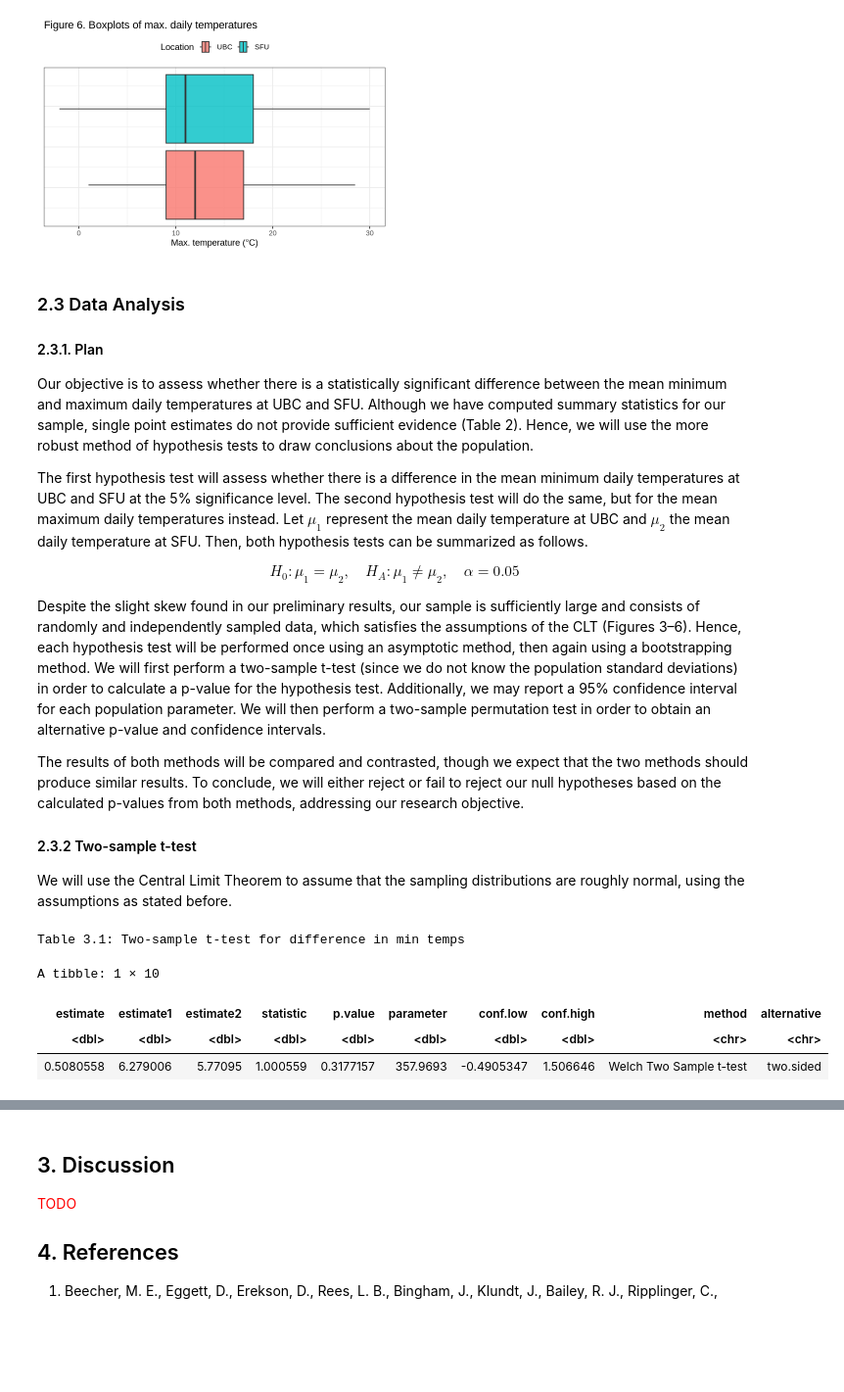
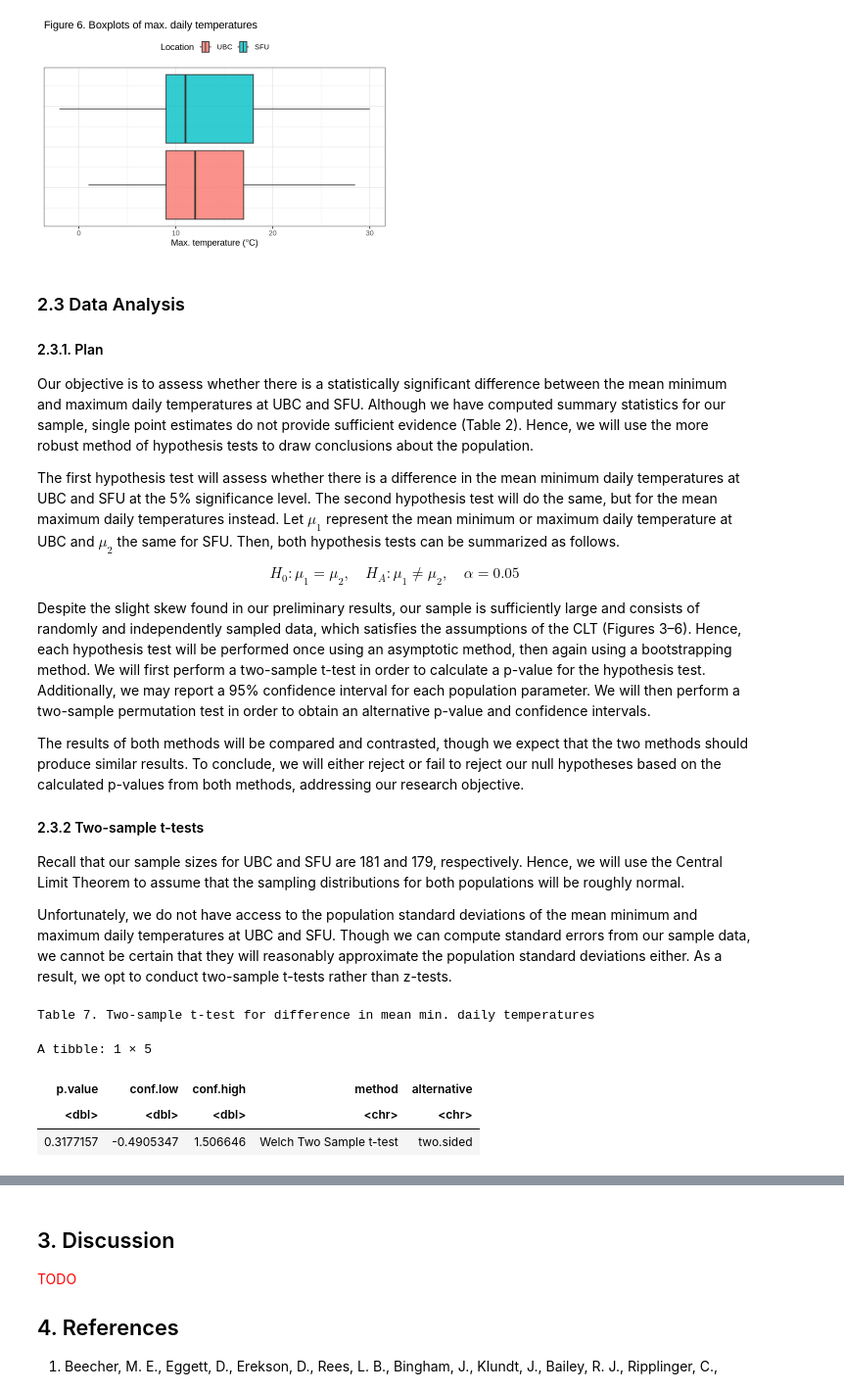
Before and after one commit to arthu-rguo/stat-201-proj, a Jupyter notebook: report.ipynb, the cells around one changed output, grey strips where cells are left out. Shown: that part at 98% size. Cells and saved outputs as stored; diff of their text form; code cells hidden in the pictures; blank space fills up the shorter version.

Commit message:
clean up t test section

```diff
--- a/report.ipynb
+++ b/report.ipynb
@@ -199,31 +203,40 @@ ubc_sfu_max_boxplot
 
 Our objective is to assess whether there is a statistically significant difference between the mean minimum and maximum daily temperatures at UBC and SFU. Although we have computed summary statistics for our sample, single point estimates do not provide sufficient evidence (Table 2). Hence, we will use the more robust method of hypothesis tests to draw conclusions about the population.
 
-The first hypothesis test will assess whether there is a difference in the mean minimum daily temperatures at UBC and SFU at the 5% significance level. The second hypothesis test will do the same, but for the mean maximum daily temperatures instead. Let $\mu_1$ represent the mean daily temperature at UBC and $\mu_2$ the mean daily temperature at SFU. Then, both hypothesis tests can be summarized as follows.
+The first hypothesis test will assess whether there is a difference in the mean minimum daily temperatures at UBC and SFU at the 5% significance level. The second hypothesis test will do the same, but for the mean maximum daily temperatures instead. Let $\mu_1$ represent the mean minimum or maximum daily temperature at UBC and $\mu_2$ the same for SFU. Then, both hypothesis tests can be summarized as follows.
 
 $$H_0 : \mu_1 = \mu_2, \quad H_A : \mu_1 \neq \mu_2, \quad \alpha = 0.05$$
 
-Despite the slight skew found in our preliminary results, our sample is sufficiently large and consists of randomly and independently sampled data, which satisfies the assumptions of the CLT (Figures 3–6). Hence, each hypothesis test will be performed once using an asymptotic method, then again using a bootstrapping method. We will first perform a two-sample t-test (since we do not know the population standard deviations) in order to calculate a p-value for the hypothesis test. Additionally, we may report a 95% confidence interval for each population parameter. We will then perform a two-sample permutation test in order to obtain an alternative p-value and confidence intervals.
+Despite the slight skew found in our preliminary results, our sample is sufficiently large and consists of randomly and independently sampled data, which satisfies the assumptions of the CLT (Figures 3–6). Hence, each hypothesis test will be performed once using an asymptotic method, then again using a bootstrapping method. We will first perform a two-sample t-test in order to calculate a p-value for the hypothesis test. Additionally, we may report a 95% confidence interval for each population parameter. We will then perform a two-sample permutation test in order to obtain an alternative p-value and confidence intervals.
 
 The results of both methods will be compared and contrasted, though we expect that the two methods should produce similar results. To conclude, we will either reject or fail to reject our null hypotheses based on the calculated p-values from both methods, addressing our research objective.
 
-#### 2.3.2 Two-sample t-test
+#### 2.3.2 Two-sample t-tests
 
-We will use the Central Limit Theorem to assume that the sampling distributions are roughly normal, using the assumptions as stated before.
+Recall that our sample sizes for UBC and SFU are 181 and 179, respectively. Hence, we will use the Central Limit Theorem to assume that the sampling distributions for both populations will be roughly normal.
+
+Unfortunately, we do not have access to the population standard deviations of the mean minimum and maximum daily temperatures at UBC and SFU. Though we can compute standard errors from our sample data, we cannot be certain that they will reasonably approximate the population standard deviations either. As a result, we opt to conduct two-sample t-tests rather than z-tests.
 # %%
-# Use R's t.test function to conduct two-sample t-test for min temp
-cat("Table 3.1: Two-sample t-test for difference in min temps")
-min_t_test<-
-    tidy(t.test(x = pull(select(filter(ubc_sfu_data, location == "UBC"), min_temp_c)),
-           y = pull(select(filter(ubc_sfu_data, location == "SFU"), min_temp_c)),
-           alternative = "t",
-           correct = FALSE,
-           conf.level = 0.95))
+# Split the datasets.
+ubc_data <- ubc_sfu_data |>
+    filter(location == "UBC")
+
+sfu_data <- ubc_sfu_data |>
+    filter(location == "SFU")
+
+# Conduct a two-sample t-test for min. daily temperatures.
+min_t_test <-
+    t.test(x = ubc_data$min_temp_c, y = sfu_data$min_temp_c,
+           alternative = "two.sided", conf.level = 0.95) |>
+    tidy() |>
+    select(p.value, conf.low:alternative)
+
+cat("Table 7. Two-sample t-test for difference in mean min. daily temperatures")
 min_t_test
 # %% [output]
-Table 3.1: Two-sample t-test for difference in min temps
+Table 7. Two-sample t-test for difference in mean min. daily temperatures
-A tibble: 1 × 10
+A tibble: 1 × 5
-| estimate | estimate1 | estimate2 | statistic | p.value | parameter | conf.low | conf.high | method | alternative |
-| <dbl> | <dbl> | <dbl> | <dbl> | <dbl> | <dbl> | <dbl> | <dbl> | <chr> | <chr> |
-| 0.5080558 | 6.279006 | 5.77095 | 1.000559 | 0.3177157 | 357.9693 | -0.4905347 | 1.506646 | Welch Two Sample t-test | two.sided |
+| p.value | conf.low | conf.high | method | alternative |
+| <dbl> | <dbl> | <dbl> | <chr> | <chr> |
+| 0.3177157 | -0.4905347 | 1.506646 | Welch Two Sample t-test | two.sided |
 # %% [markdown]
```
Also changed, not shown: parts of 6 cells of this notebook.
